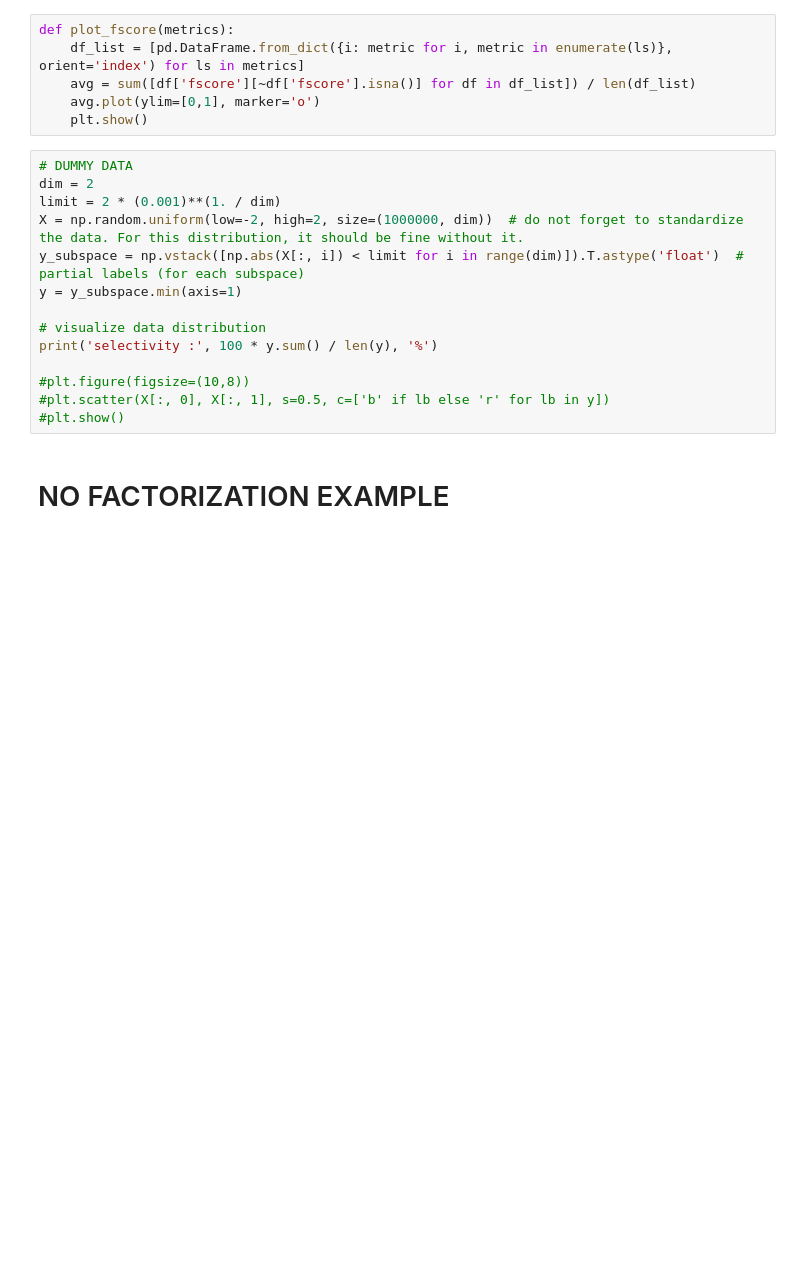
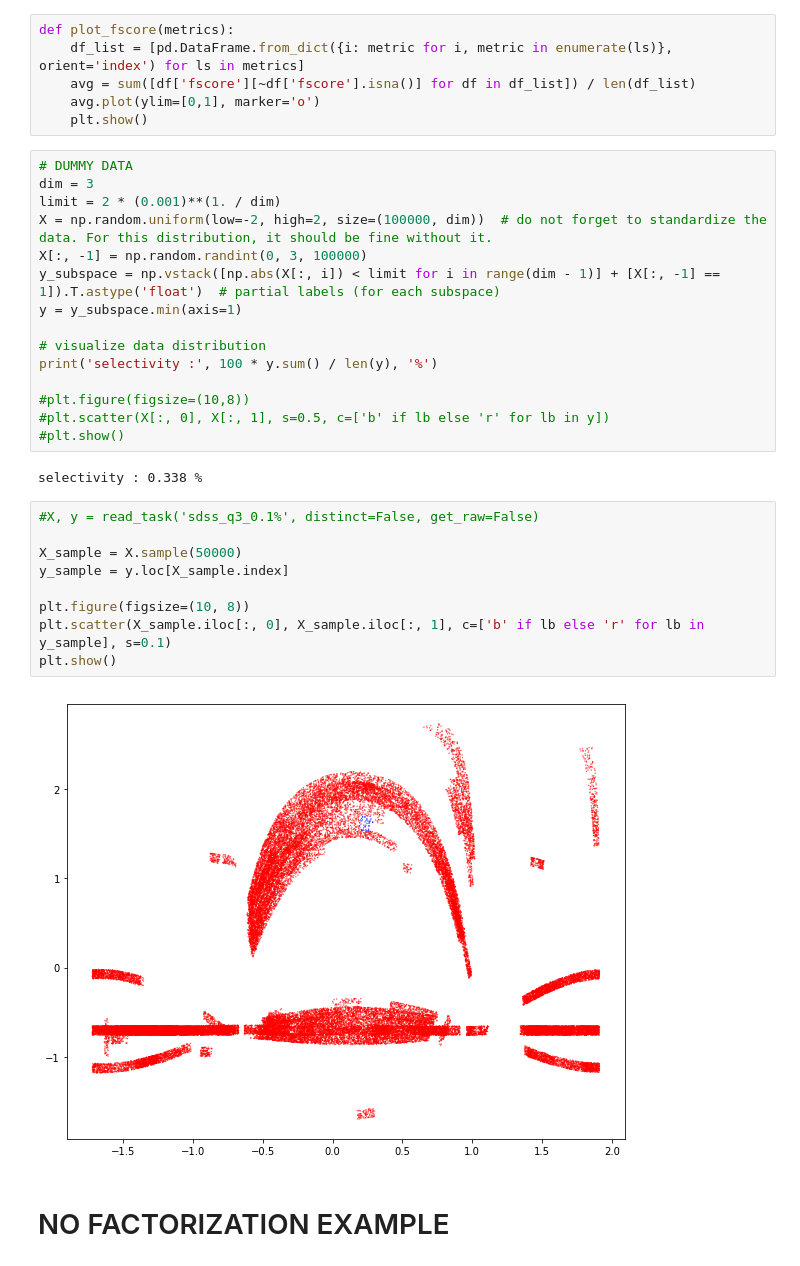
Before and after one commit to AIDEmeProject/PythonMiddleware, a Jupyter notebook: example.ipynb, the cells around one changed output. Drawn from its saved outputs; the diff is of its cells as text; blank space fills up the shorter version.

```diff
--- a/example.ipynb
+++ b/example.ipynb
@@ -30,10 +31,11 @@ def plot_fscore(metrics):
     plt.show()
 # %%
 # DUMMY DATA
-dim = 2
+dim = 3
 limit = 2 * (0.001)**(1. / dim)
-X = np.random.uniform(low=-2, high=2, size=(1000000, dim))  # do not forget to standardize the data. For this distribution, it should be fine without it.
-y_subspace = np.vstack([np.abs(X[:, i]) < limit for i in range(dim)]).T.astype('float')  # partial labels (for each subspace)
+X = np.random.uniform(low=-2, high=2, size=(100000, dim))  # do not forget to standardize the data. For this distribution, it should be fine without it.
+X[:, -1] = np.random.randint(0, 3, 100000)
+y_subspace = np.vstack([np.abs(X[:, i]) < limit for i in range(dim - 1)] + [X[:, -1] == 1]).T.astype('float')  # partial labels (for each subspace)
 y = y_subspace.min(axis=1)
 
 # visualize data distribution
@@ -42,6 +44,19 @@ print('selectivity :', 100 * y.sum() / len(y), '%')
 #plt.figure(figsize=(10,8))
 #plt.scatter(X[:, 0], X[:, 1], s=0.5, c=['b' if lb else 'r' for lb in y])
 #plt.show()
+# %% [output]
+selectivity : 0.338 %
+# %%
+#X, y = read_task('sdss_q3_0.1%', distinct=False, get_raw=False)
+
+X_sample = X.sample(50000)
+y_sample = y.loc[X_sample.index]
+
+plt.figure(figsize=(10, 8))
+plt.scatter(X_sample.iloc[:, 0], X_sample.iloc[:, 1], c=['b' if lb else 'r' for lb in y_sample], s=0.1)
+plt.show()
+# %% [output]
+[figure, added]
 # %% [markdown]
 # NO FACTORIZATION EXAMPLE
 # %%
```
Also changed, not shown: parts of 5 cells of this notebook, 1 other file.
